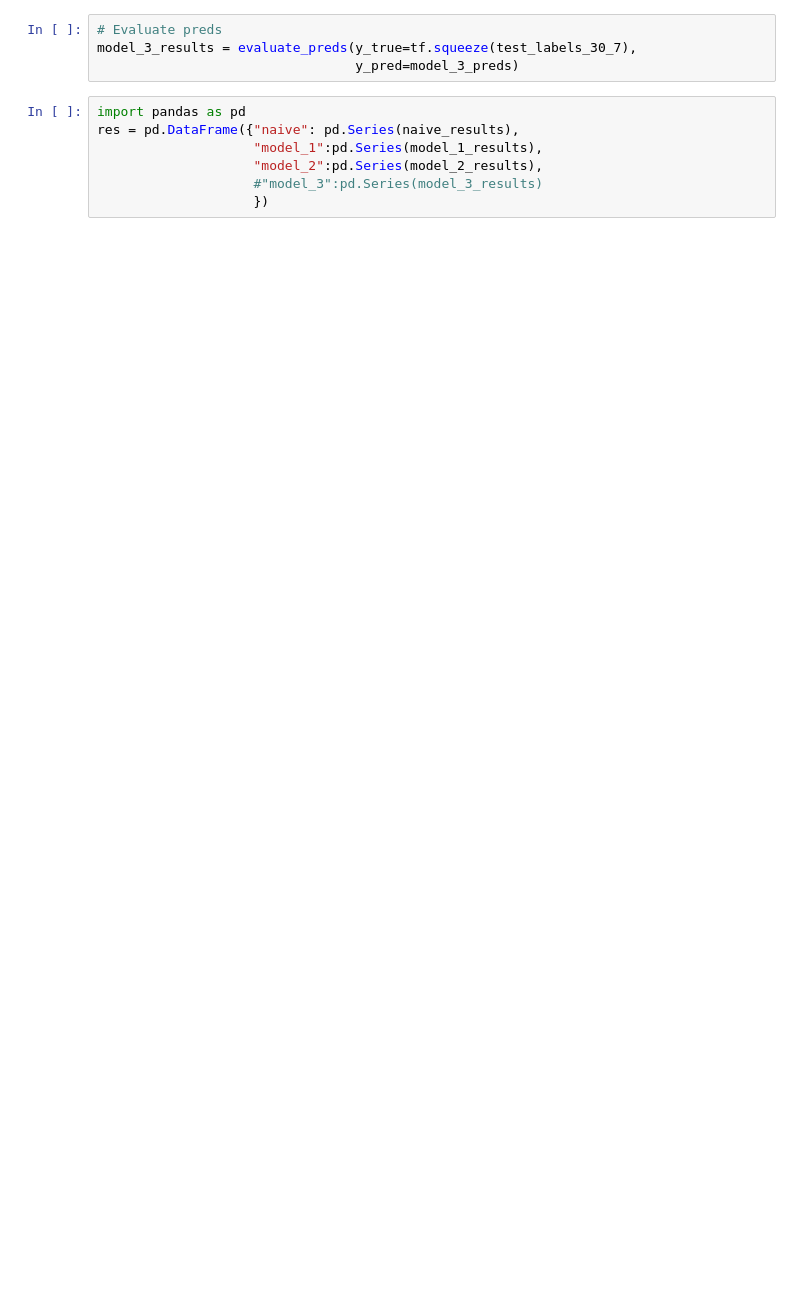
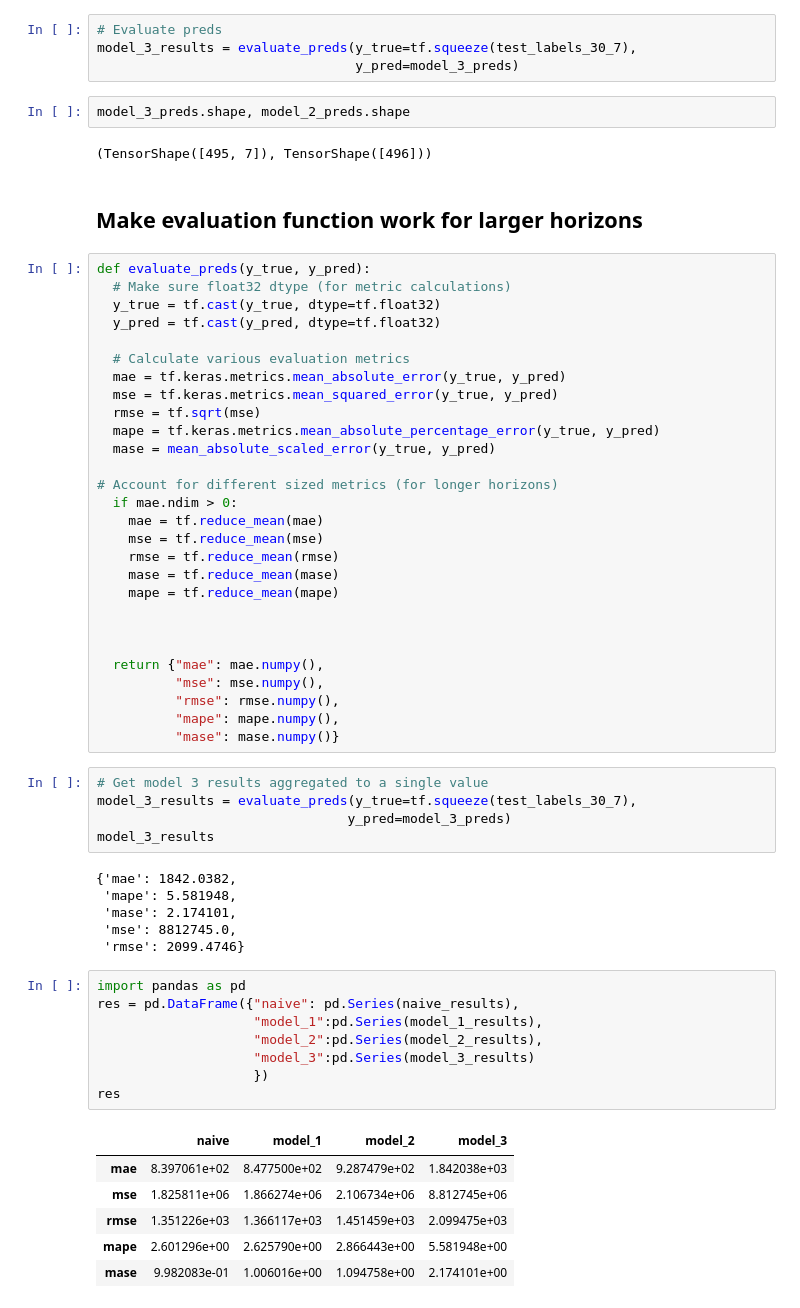
Before and after one commit to Dimisz/tensorflow_projects, a Jupyter notebook: time_series/bitcoin_price_prediction.ipynb, the cells around one changed output. Drawn from its saved outputs; the diff is of its cells as text; blank space fills up the shorter version.

```diff
--- a/time_series/bitcoin_price_prediction.ipynb
+++ b/time_series/bitcoin_price_prediction.ipynb
@@ -876,10 +887,63 @@ len(model_3_preds), model_3_preds[:5]
 # Evaluate preds
 model_3_results = evaluate_preds(y_true=tf.squeeze(test_labels_30_7),
                                  y_pred=model_3_preds)
+# %%
+model_3_preds.shape, model_2_preds.shape
+# %% [output]
+(TensorShape([495, 7]), TensorShape([496]))
+# %% [markdown]
+## Make evaluation function work for larger horizons
+# %%
+def evaluate_preds(y_true, y_pred):
+  # Make sure float32 dtype (for metric calculations)
+  y_true = tf.cast(y_true, dtype=tf.float32)
+  y_pred = tf.cast(y_pred, dtype=tf.float32)
+
+  # Calculate various evaluation metrics
+  mae = tf.keras.metrics.mean_absolute_error(y_true, y_pred)
+  mse = tf.keras.metrics.mean_squared_error(y_true, y_pred)
+  rmse = tf.sqrt(mse)
+  mape = tf.keras.metrics.mean_absolute_percentage_error(y_true, y_pred)
+  mase = mean_absolute_scaled_error(y_true, y_pred)
+
+# Account for different sized metrics (for longer horizons)
+  if mae.ndim > 0:
+    mae = tf.reduce_mean(mae)
+    mse = tf.reduce_mean(mse)
+    rmse = tf.reduce_mean(rmse)
+    mase = tf.reduce_mean(mase)
+    mape = tf.reduce_mean(mape)
+
+
+
+  return {"mae": mae.numpy(),
+          "mse": mse.numpy(),
+          "rmse": rmse.numpy(),
+          "mape": mape.numpy(),
+          "mase": mase.numpy()}
+# %%
+# Get model 3 results aggregated to a single value
+model_3_results = evaluate_preds(y_true=tf.squeeze(test_labels_30_7),
+                                y_pred=model_3_preds)
+model_3_results
+# %% [output]
+{'mae': 1842.0382,
+ 'mape': 5.581948,
+ 'mase': 2.174101,
+ 'mse': 8812745.0,
+ 'rmse': 2099.4746}
 # %%
 import pandas as pd
 res = pd.DataFrame({"naive": pd.Series(naive_results),
                     "model_1":pd.Series(model_1_results),
                     "model_2":pd.Series(model_2_results),
-                    #"model_3":pd.Series(model_3_results)
+                    "model_3":pd.Series(model_3_results)
                     })
+res
+# %% [output]
+|  | naive | model_1 | model_2 | model_3 |
+| mae | 8.397061e+02 | 8.477500e+02 | 9.287479e+02 | 1.842038e+03 |
+| mse | 1.825811e+06 | 1.866274e+06 | 2.106734e+06 | 8.812745e+06 |
+| rmse | 1.351226e+03 | 1.366117e+03 | 1.451459e+03 | 2.099475e+03 |
+| mape | 2.601296e+00 | 2.625790e+00 | 2.866443e+00 | 5.581948e+00 |
+| mase | 9.982083e-01 | 1.006016e+00 | 1.094758e+00 | 2.174101e+00 |
```
Also changed, not shown: parts of 14 cells of this notebook.
